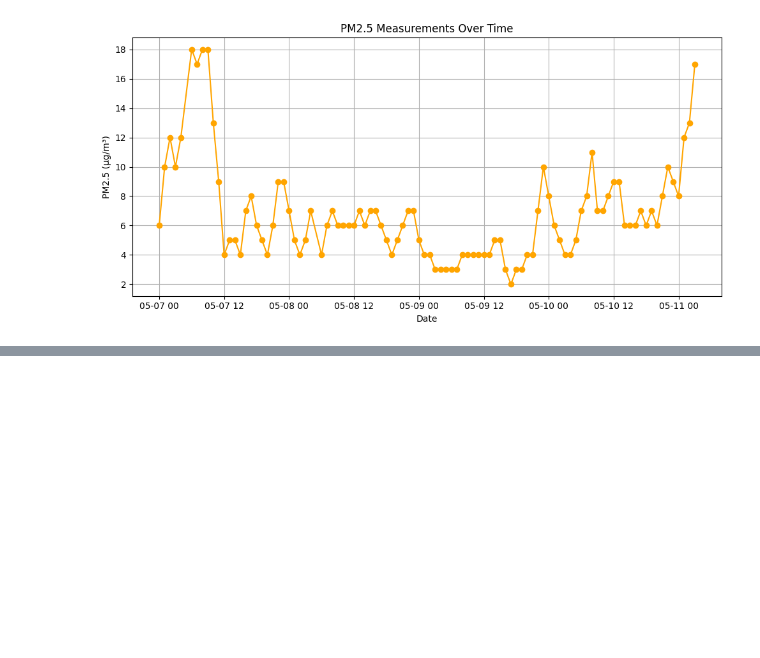
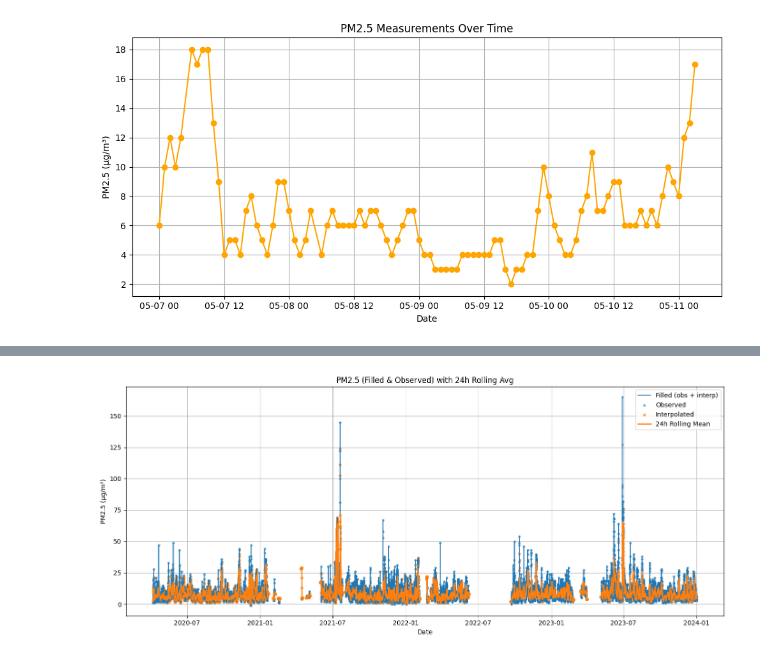
Before and after one commit to olliekm/DeepAQ-System, a Jupyter notebook: notebooks/testingapi.ipynb, the cells around one changed output, grey strips where cells are left out. Drawn from its saved outputs; the diff is of its cells as text; code cells hidden in the pictures; blank space fills up the shorter version.

```diff
--- a/notebooks/testingapi.ipynb
+++ b/notebooks/testingapi.ipynb
@@ -124,0 +255,37 @@ plt.show()
+# %%
+# make sure it's sorted
+df = df.sort_values("date")
+
+import matplotlib.pyplot as plt
+
+plt.figure(figsize=(14,6))
+
+# 1) Continuous line with gaps filled (observed + interpolated)
+plt.plot(
+    df["date"], df["value_filled"],
+    linewidth=1.2, label="Filled (obs + interp)"
+)
+
+# 2) Mark observed points (optional)
+plt.scatter(
+    df.loc[~df["is_interpolated"], "date"],
+    df.loc[~df["is_interpolated"], "value_obs"],
+    s=8, alpha=0.6, label="Observed"
+)
+
+# 3) Mark interpolated points (optional)
+plt.scatter(
+    df.loc[df["is_interpolated"], "date"],
+    df.loc[df["is_interpolated"], "value_filled"],
+    s=12, alpha=0.7, label="Interpolated"
+)
+
+# 4) Rolling mean
+plt.plot(df["date"], df["roll24"], linewidth=2, label="24h Rolling Mean")
+
+plt.title("PM2.5 (Filled & Observed) with 24h Rolling Avg")
+plt.xlabel("Date"); plt.ylabel("PM2.5 (µg/m³)")
+plt.grid(True); plt.legend(); plt.tight_layout()
+plt.show()
+# %% [output]
+[figure, added]
```
Also changed, not shown: parts of 9 cells of this notebook.
